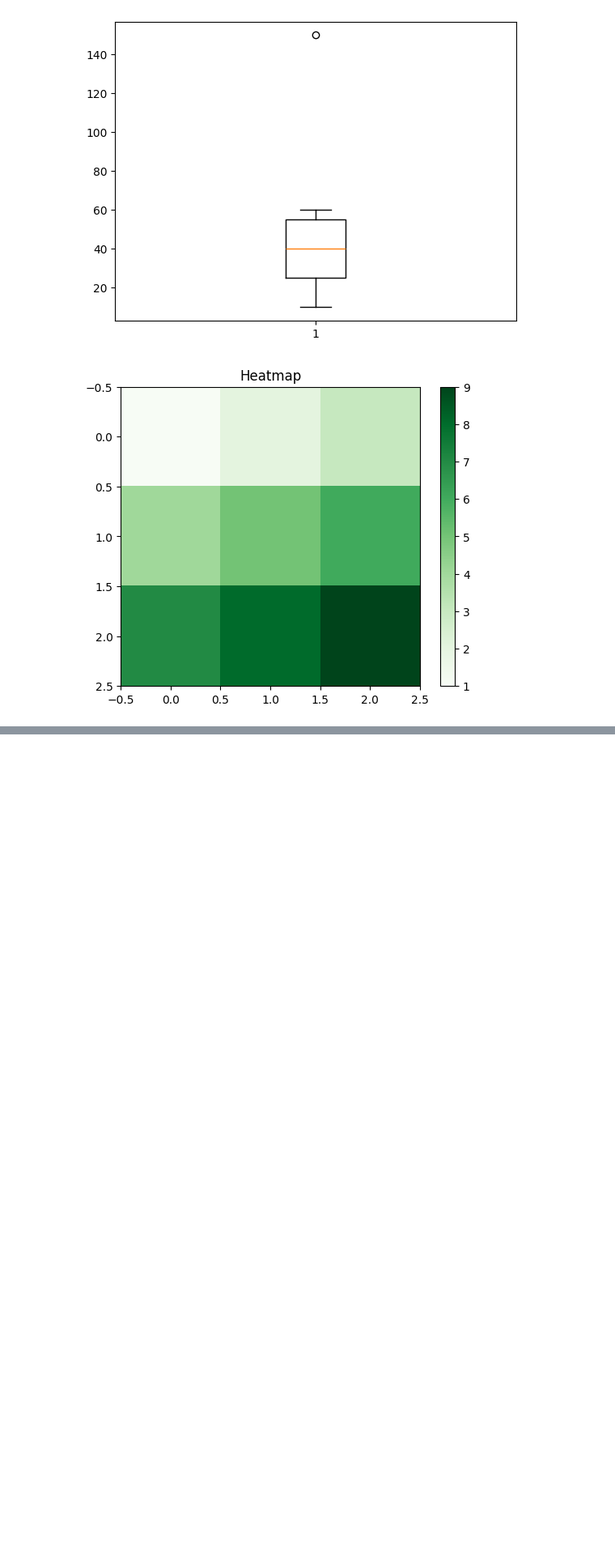
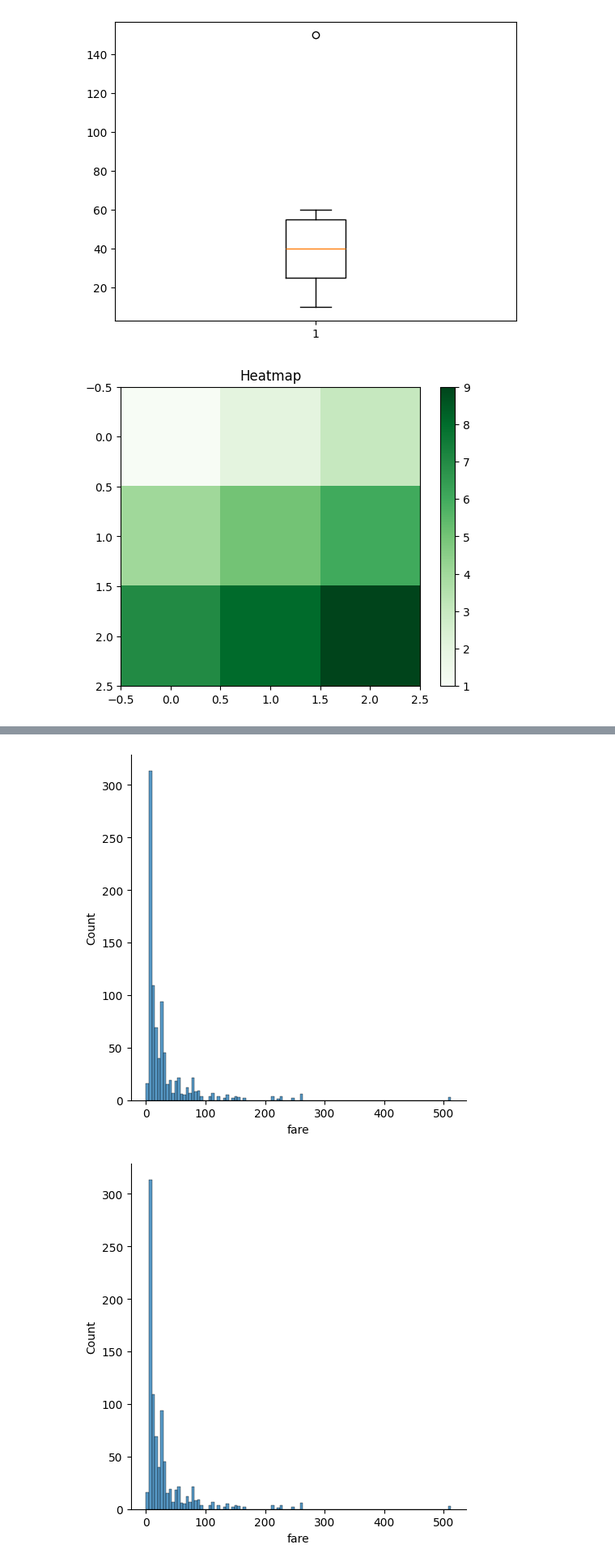
Before and after one commit to Sai-Surya-Gandhan/python, a Jupyter notebook: Copy_of_Welcome_To_Colab.ipynb, the cells around one changed output, grey strips where cells are left out. Shown at 81% size. Saved outputs shown, nothing was run; the diff lists cells and outputs as text; code cells hidden in the pictures; blank space fills up the shorter version.

```diff
--- a/Copy_of_Welcome_To_Colab.ipynb
+++ b/Copy_of_Welcome_To_Colab.ipynb
@@ -1053,0 +1169,10 @@ plt.show()
+# %%
+import warnings
+warnings.filterwarnings('ignore')
+import seaborn as sns
+df = sns.load_dataset('titanic')
+sns.displot(df['fare'],kde=False)
+plt.show(0)
+# %% [output]
+[figure, added]
+[figure, added]
```
Also changed, not shown: parts of 22 cells of this notebook.
